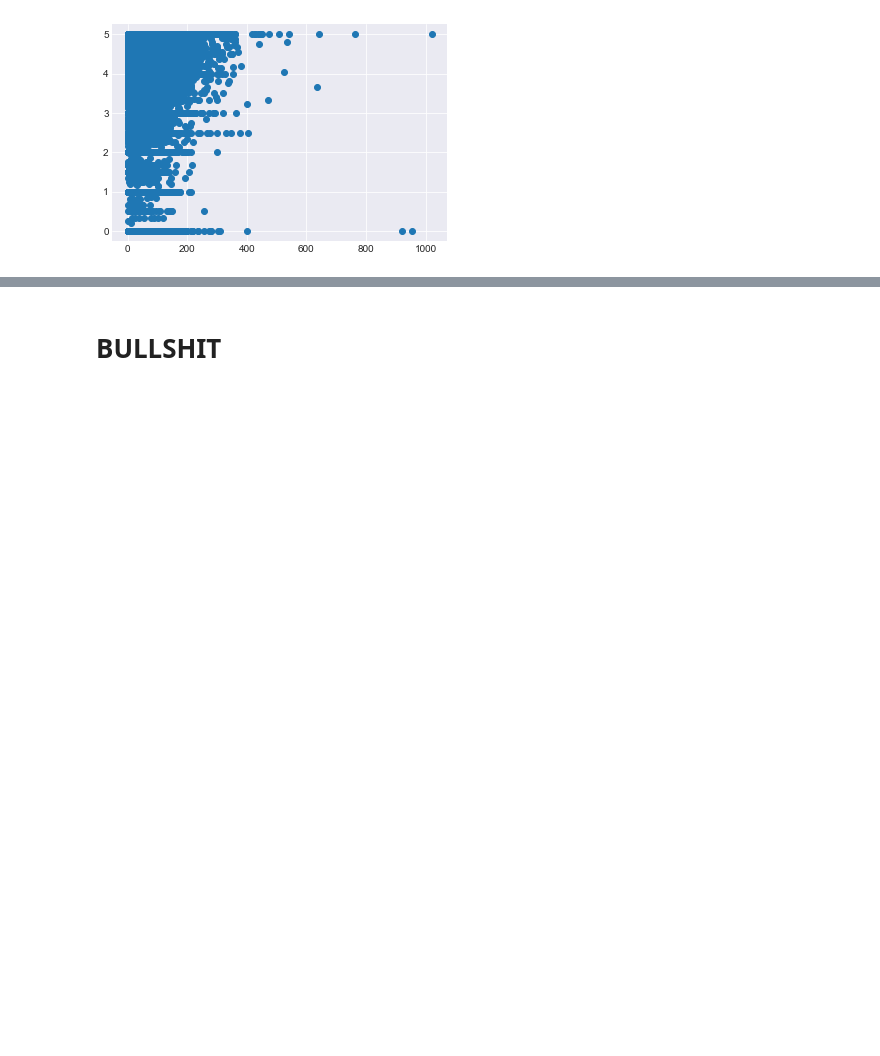
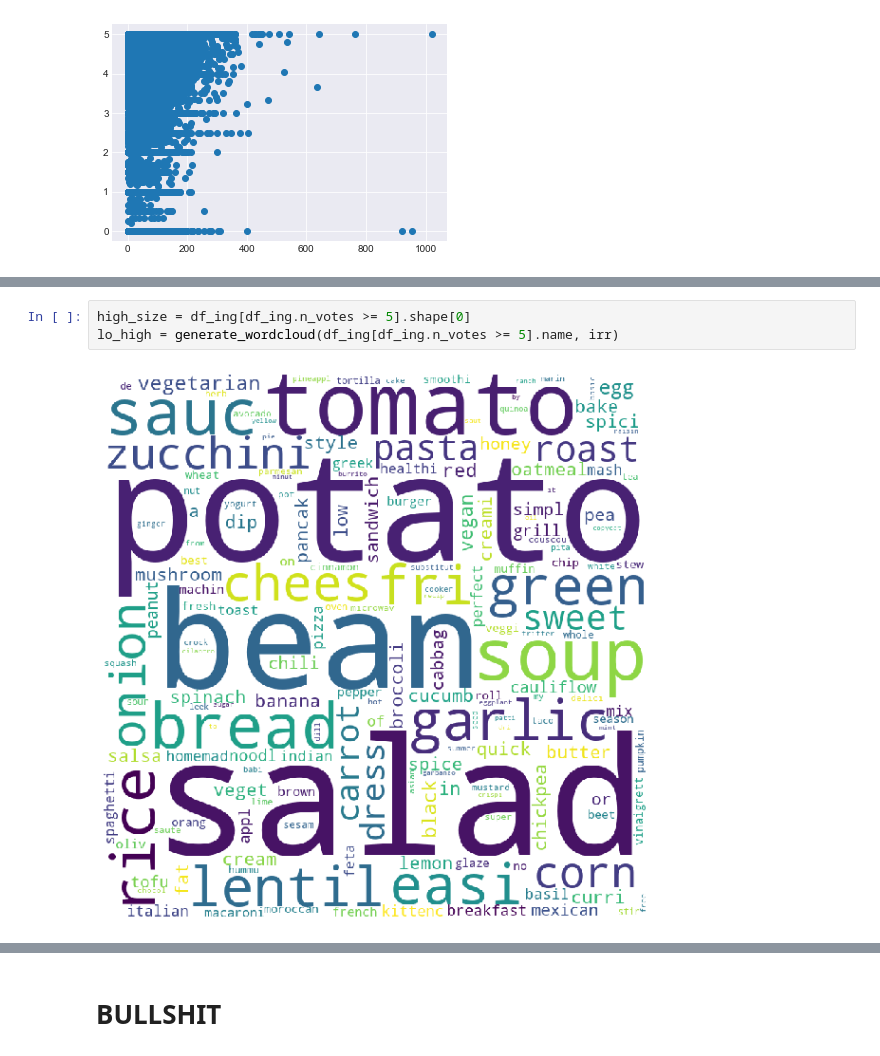
Before and after one commit to jCodingStuff/DataMadness, a Jupyter notebook: juli_mess.ipynb, the cells around one changed output, grey strips where cells are left out. Saved outputs shown, nothing was run; the diff lists cells and outputs as text; blank space fills up the shorter version.

```diff
--- a/juli_mess.ipynb
+++ b/juli_mess.ipynb
@@ -477,0 +538,5 @@ plt.show()
+# %%
+high_size = df_ing[df_ing.n_votes >= 5].shape[0]
+lo_high = generate_wordcloud(df_ing[df_ing.n_votes >= 5].name, irr)
+# %% [output]
+[figure, added]
```
Also changed, not shown: parts of 47 cells of this notebook, 3 other files.
